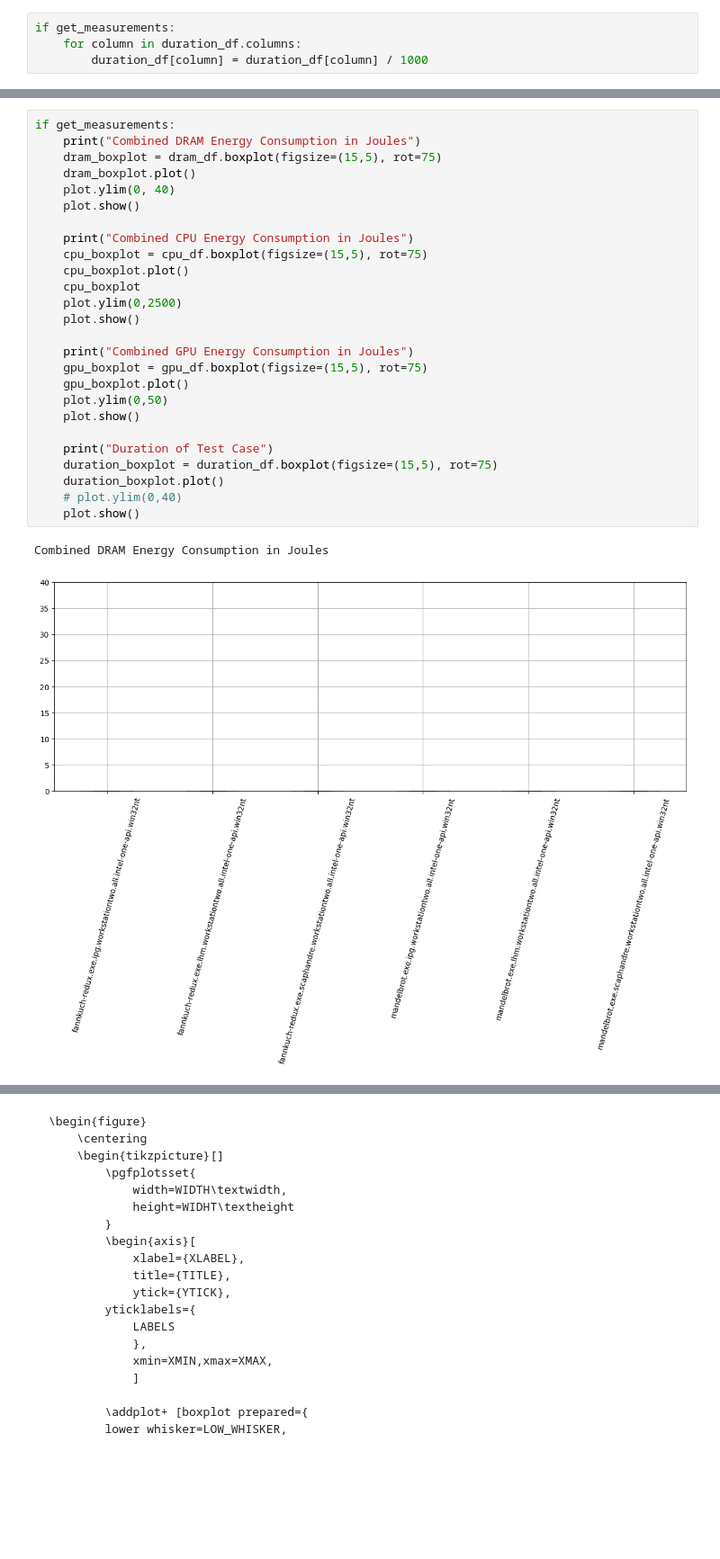
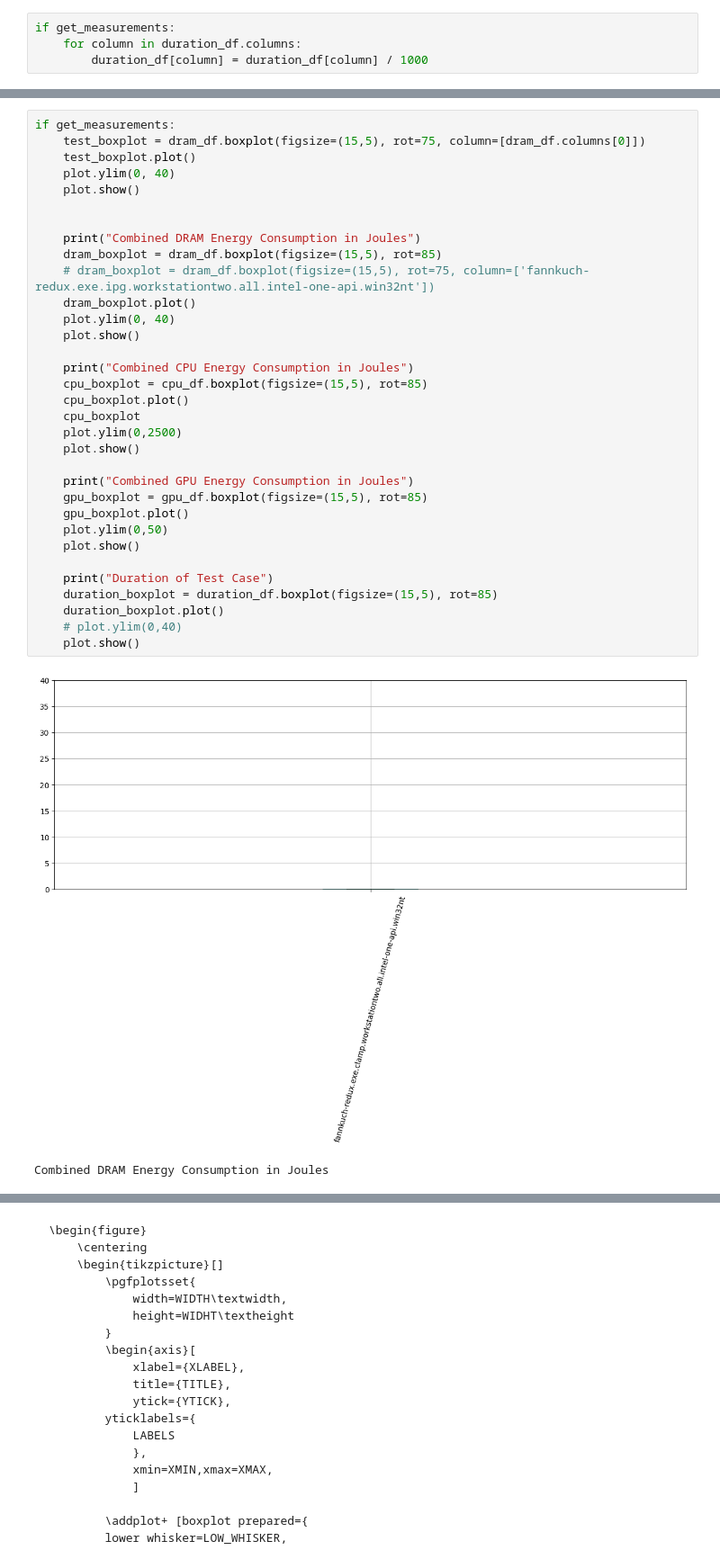
Before and after one commit to KuskIV/BDEnergy, a Jupyter notebook: analytics/result-analysis.ipynb, the cells around one changed output, grey strips where cells are left out. Shown at 90% size. Saved outputs shown, nothing was run; the diff lists cells and outputs as text; blank space fills up the shorter version.

```diff
--- a/analytics/result-analysis.ipynb
+++ b/analytics/result-analysis.ipynb
@@ -474,29 +510,36 @@ dram_df
 # %%
 if get_measurements:
+    test_boxplot = dram_df.boxplot(figsize=(15,5), rot=75, column=[dram_df.columns[0]])
+    test_boxplot.plot()
+    plot.ylim(0, 40)
+    plot.show()
+
+
     print("Combined DRAM Energy Consumption in Joules")
-    dram_boxplot = dram_df.boxplot(figsize=(15,5), rot=75)
+    dram_boxplot = dram_df.boxplot(figsize=(15,5), rot=85)
+    # dram_boxplot = dram_df.boxplot(figsize=(15,5), rot=75, column=['fannkuch-redux.exe.ipg.workstationtwo.all.intel-one-api.win32nt'])
     dram_boxplot.plot()
     plot.ylim(0, 40)
     plot.show()
 
     print("Combined CPU Energy Consumption in Joules")
-    cpu_boxplot = cpu_df.boxplot(figsize=(15,5), rot=75)
+    cpu_boxplot = cpu_df.boxplot(figsize=(15,5), rot=85)
     cpu_boxplot.plot()
     cpu_boxplot
     plot.ylim(0,2500)
     plot.show()
 
     print("Combined GPU Energy Consumption in Joules")
-    gpu_boxplot = gpu_df.boxplot(figsize=(15,5), rot=75)
+    gpu_boxplot = gpu_df.boxplot(figsize=(15,5), rot=85)
     gpu_boxplot.plot()
     plot.ylim(0,50)
     plot.show()
 
     print("Duration of Test Case")
-    duration_boxplot = duration_df.boxplot(figsize=(15,5), rot=75)
+    duration_boxplot = duration_df.boxplot(figsize=(15,5), rot=85)
     duration_boxplot.plot()
     # plot.ylim(0,40)
     plot.show()
 # %% [output]
+[figure, new version]
 Combined DRAM Energy Consumption in Joules
-[figure, old version]
```
Also changed, not shown: parts of 22 cells of this notebook, 31 other files.
